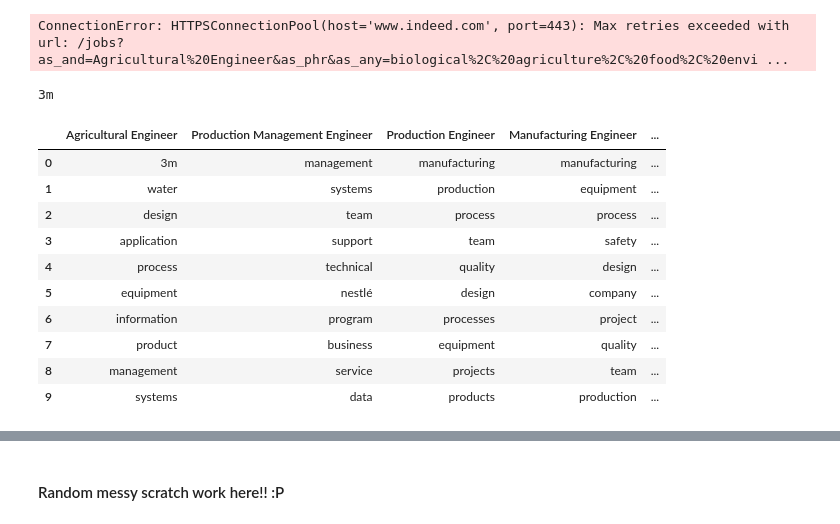
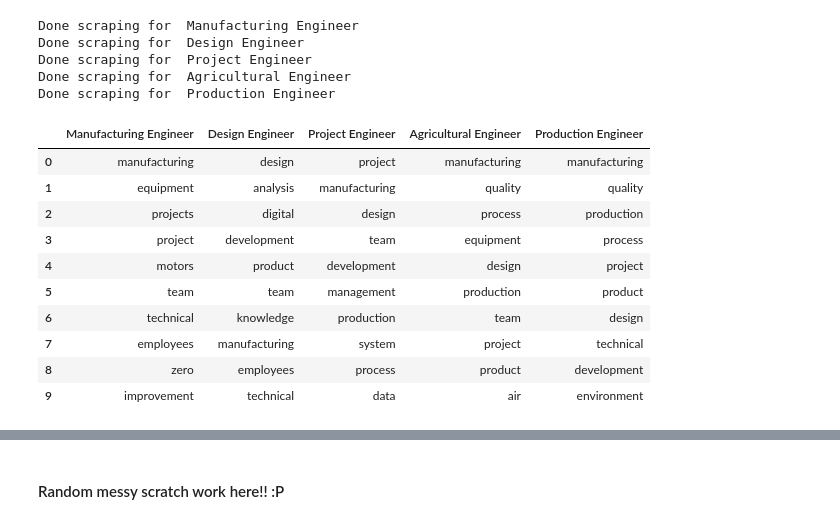
Before and after one commit to kjar0/516X-Final, a Jupyter notebook: ABE_comp_job.ipynb, the cells around one changed output, grey strips where cells are left out. Saved outputs shown, nothing was run; the diff lists cells and outputs as text; code cells hidden in the pictures.

```diff
--- a/ABE_comp_job.ipynb
+++ b/ABE_comp_job.ipynb
@@ -112,7 +112,7 @@ def indeed_posts(search_term):
     df3 = pd.DataFrame(columns = ["URL"])
     sind = f'https://www.indeed.com/jobs?as_and='
     kword = '&as_phr&as_any=biological%2C%20agriculture%2C%20food%2C%20environment%2C%20biofuel%2C%20fermentation%2C%20water%2C%20machinery%2C%20animal'
-    end = '&as_not&as_ttl&as_cmp&jt=all&st&salary&radius=25&l&fromage=any&limit=10&sort&psf=advsrch&from=advancedsearch'
+    end = '&as_not&as_ttl&as_cmp&jt=all&st&salary&radius=25&l&fromage=any&limit=10&sort=date&psf=advsrch&from=advancedsearch'
     #&vjk=ffced369343eb245'
     # key words to look for in job title/description to get closer to the industry students join
     #go through first 2 pages of results on linked in!
@@ -174,14 +174,17 @@ def indeed_posts(search_term):
 from nltk.corpus import stopwords
 stopwords = stopwords.words('english')
 engr_stopwords = ['engineering', 'work', 'experience', 'job', 'ability', 'insurance', 'pay', 'location', 'requirements',
-                 'required', 'skill', 'skills', 'years', 'release', 'engineer', 'preferred', 'new', 'may', 'us', 'office'
-                 '3m', 'status', 'must', 'cemex', 'rfa', 'ula', 'position', 'benefits', 'including', 'gdcc']
+                 'required', 'skill', 'skills', 'years', 'release', 'engineer', 'preferred', 'new', 'may', 'us', 'office',
+                 '3m', 'status', 'must', 'cemex', 'rfa', 'ula', 'position', 'benefits', 'including', 'gdcc', 'lockheed',
+                 'martin', 'andor', 'apple', 'company', 'target', 'federal', 'western', 'education', 'effectively',
+                 'appropriate', 'meet', 'acquire', 'first', 'needs', 'needed', 'mode', 'rf', 'nand', 'related',
+                 'cae', 'amazon', 'general', 'baker']
+stopwords.extend(engr_stopwords)
 def clean_post(text):
  #   stopwords = stopwords.words('english')S
     text = ''.join([word for word in text if word not in string.punctuation])
     text = text.lower()
     text = ' '.join([word for word in text.split() if word not in stopwords])
-    text = ' '.join([word for word in text.split() if word not in engr_stopwords])
     return text
 # %%
 # !!!!!! add ability to send in key words also
@@ -225,28 +228,27 @@ def major_comp(joblist):
 # %%
 job_skill_df, job_skill_4vec = major_comp(abe_joblist)
 # %% [output]
-ConnectionError: HTTPSConnectionPool(host='www.indeed.com', port=443): Max retries exceeded with url: /jobs?as_and=Agricultural%20Engineer&as_phr&as_any=biological%2C%20agriculture%2C%20food%2C%20envi ...
+Done scraping for  Manufacturing Engineer
+Done scraping for  Design Engineer
+Done scraping for  Project Engineer
+Done scraping for  Agricultural Engineer
+Done scraping for  Production Engineer
 # %%
-# save variable outputs from longer run because it takes a while!! lol
-# DO NOT RUN THIS CELL!!! EVERRRRRRRRRR
-job_skill_df_play = job_skill_df
-job_skill_4vec_play = job_skill_4vec
-print(job_skill_df_play['Agricultural Engineer'][0])
-job_skill_df_play
-# added to removal: '3m', 'status', 'must', 'cemex', 'rfa', 'ula', 'position'
+job_skill_df
+
+# added to removal: ''
 # %% [output]
-3m
-|  | Agricultural Engineer | Production Management Engineer | Production Engineer | Manufacturing Engineer | ... |
-| 0 | 3m | management | manufacturing | manufacturing | ... |
-| 1 | water | systems | production | equipment | ... |
-| 2 | design | team | process | process | ... |
-| 3 | application | support | team | safety | ... |
-| 4 | process | technical | quality | design | ... |
-| 5 | equipment | nestlé | design | company | ... |
-| 6 | information | program | processes | project | ... |
-| 7 | product | business | equipment | quality | ... |
-| 8 | management | service | projects | team | ... |
-| 9 | systems | data | products | production | ... |
+|  | Manufacturing Engineer | Design Engineer | Project Engineer | Agricultural Engineer | Production Engineer |
+| 0 | manufacturing | design | project | manufacturing | manufacturing |
+| 1 | equipment | analysis | manufacturing | quality | quality |
+| 2 | projects | digital | design | process | production |
+| 3 | project | development | team | equipment | process |
+| 4 | motors | product | development | design | project |
+| 5 | team | team | management | production | product |
+| 6 | technical | knowledge | production | team | design |
+| 7 | employees | manufacturing | system | project | technical |
+| 8 | zero | employees | process | product | development |
+| 9 | improvement | technical | data | air | environment |
 # %%
 # combine all competency strings into a single string or "document"
 abe_competencies = ' '.join(abe_comp['Outcome'])
```
Also changed, not shown: parts of 12 cells of this notebook, 3 other files.
